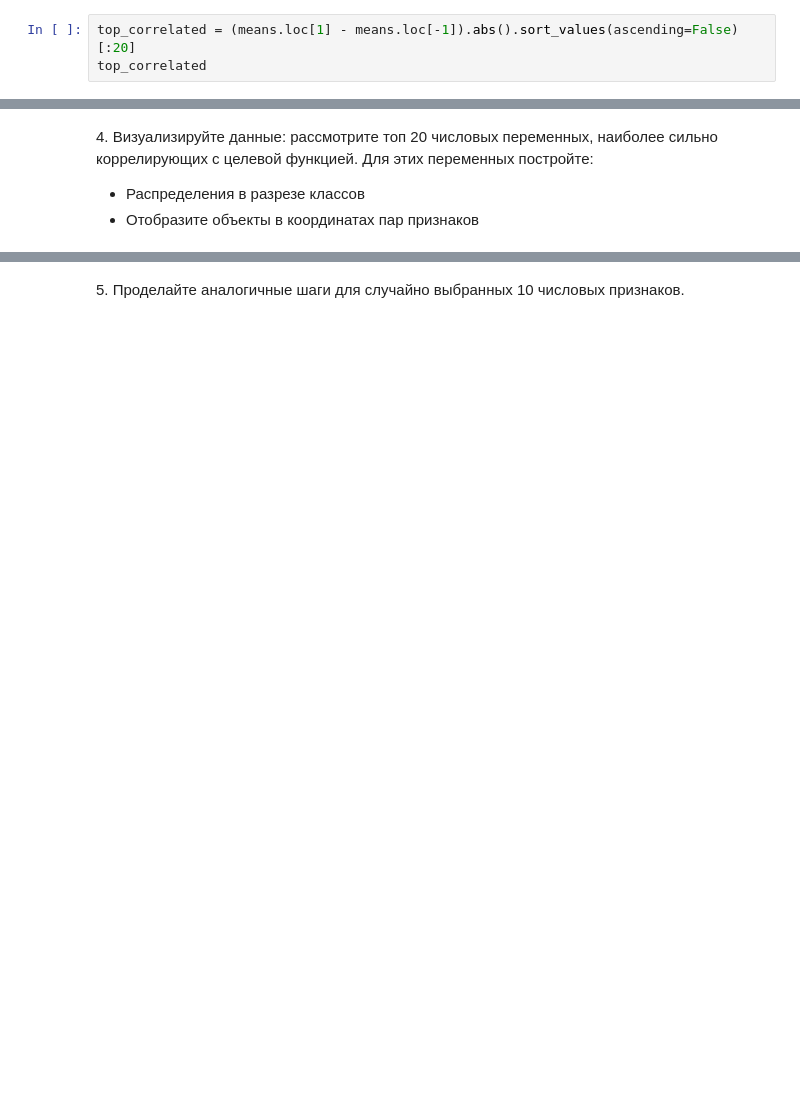
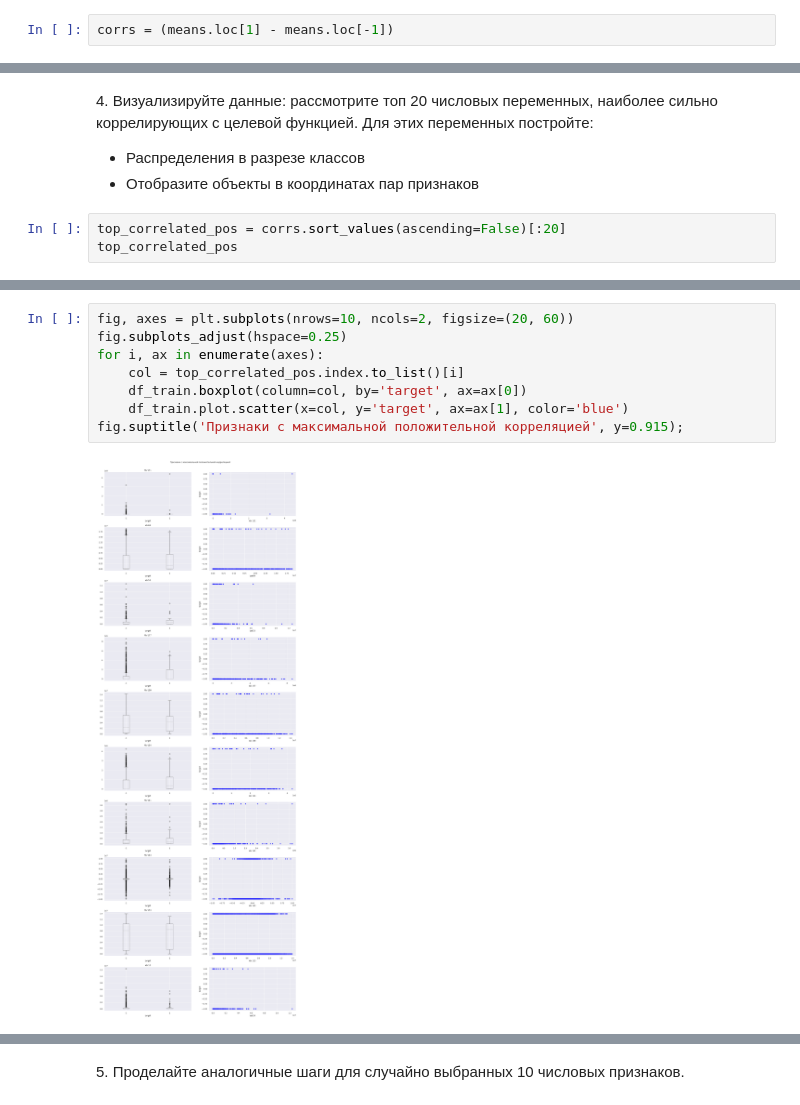
Before and after one commit to Uniholder/Specialization-Yandex-MIPT, a Jupyter notebook: 6_Final_projects/2_churn_prediction/week_1.ipynb, the cells around one changed output, grey strips where cells are left out. Cells and saved outputs as stored; diff of their text form; blank space fills up the shorter version.

Commit message:
week1 corr cat

```diff
--- a/6_Final_projects/2_churn_prediction/week_1.ipynb
+++ b/6_Final_projects/2_churn_prediction/week_1.ipynb
@@ -146,4 +155,3 @@ means
 2 rows × 174 columns
 # %%
-top_correlated = (means.loc[1] - means.loc[-1]).abs().sort_values(ascending=False)[:20]
-top_correlated
+corrs = (means.loc[1] - means.loc[-1])
@@ -169,3 +159,6 @@ dtype: float64
 4\. Визуализируйте данные: рассмотрите топ 20 числовых переменных, наиболее сильно коррелирующих с целевой функцией. Для этих переменных постройте:
 * Распределения в разрезе классов
 * Отобразите объекты в координатах пар признаков
+# %%
+top_correlated_pos = corrs.sort_values(ascending=False)[:20]
+top_correlated_pos
@@ -171,0 +204,10 @@ dtype: float64
+# %%
+fig, axes = plt.subplots(nrows=10, ncols=2, figsize=(20, 60))
+fig.subplots_adjust(hspace=0.25)
+for i, ax in enumerate(axes):
+    col = top_correlated_pos.index.to_list()[i]
+    df_train.boxplot(column=col, by='target', ax=ax[0])
+    df_train.plot.scatter(x=col, y='target', ax=ax[1], color='blue')
+fig.suptitle('Признаки с максимальной положительной корреляцией', y=0.915);
+# %% [output]
+[figure, added]
```
Also changed, not shown: parts of 32 cells of this notebook.
